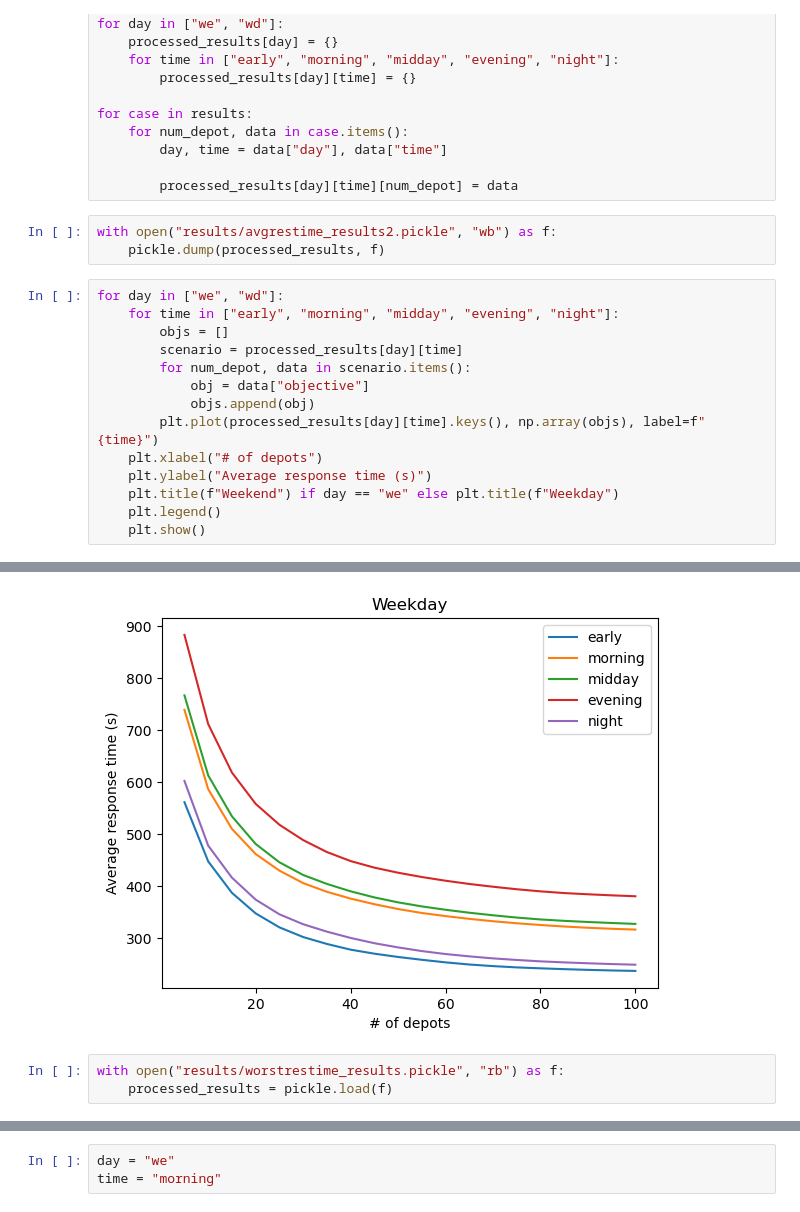
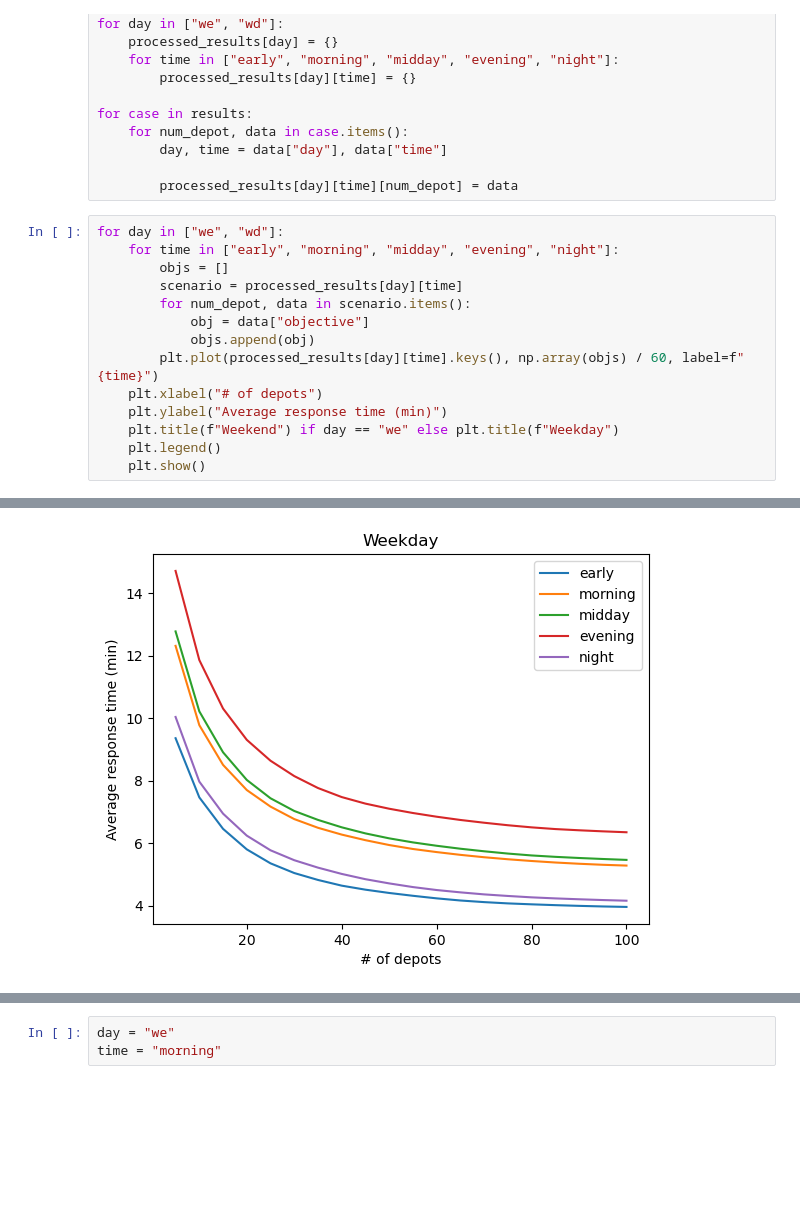
Before and after one commit to nachatjatu/kongphop_tanon_nachat_307, a Jupyter notebook: playground.ipynb, the cells around one changed output, grey strips where cells are left out. Drawn from its saved outputs; the diff is of its cells as text; blank space fills up the shorter version.

```diff
--- a/playground.ipynb
+++ b/playground.ipynb
@@ -19,9 +19,6 @@ for case in results:
         day, time = data["day"], data["time"]
 
         processed_results[day][time][num_depot] = data
-# %%
-with open("results/avgrestime_results2.pickle", "wb") as f:
-    pickle.dump(processed_results, f)
 # %%
 for day in ["we", "wd"]:
     for time in ["early", "morning", "midday", "evening", "night"]:
@@ -30,9 +27,9 @@ for day in ["we", "wd"]:
         for num_depot, data in scenario.items():
             obj = data["objective"]
             objs.append(obj)
-        plt.plot(processed_results[day][time].keys(), np.array(objs), label=f"{time}")
+        plt.plot(processed_results[day][time].keys(), np.array(objs) / 60, label=f"{time}")
     plt.xlabel("# of depots")
-    plt.ylabel("Average response time (s)")
+    plt.ylabel("Average response time (min)")
     plt.title(f"Weekend") if day == "we" else plt.title(f"Weekday")
     plt.legend()
     plt.show()
@@ -41,4 +38 @@ for day in ["we", "wd"]:
-[figure, old version]
+[figure, new version]
-# %%
-with open("results/worstrestime_results.pickle", "rb") as f:
-    processed_results = pickle.load(f)
```
Also changed, not shown: parts of 3 cells of this notebook, 10 other files.
